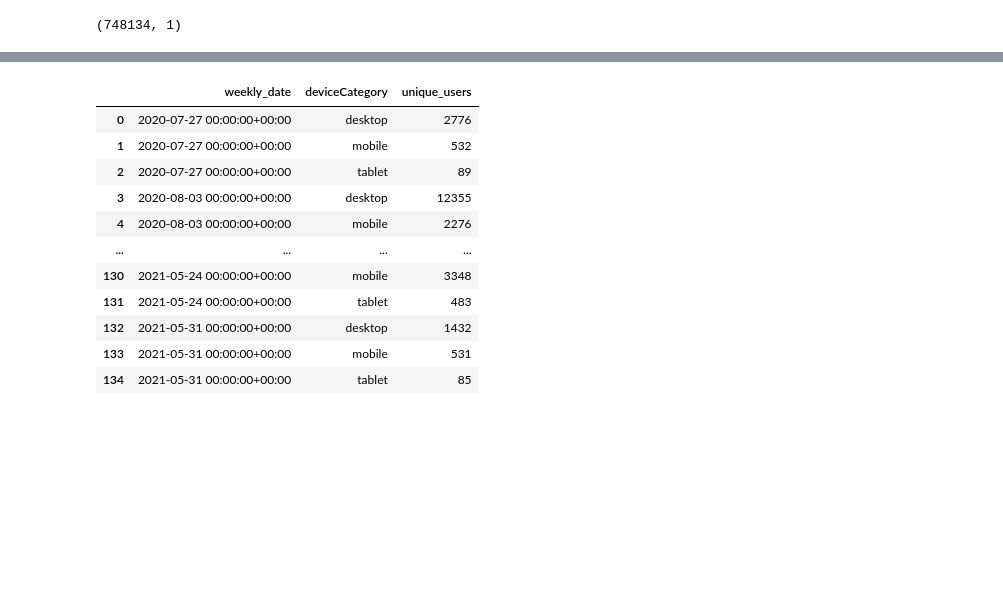
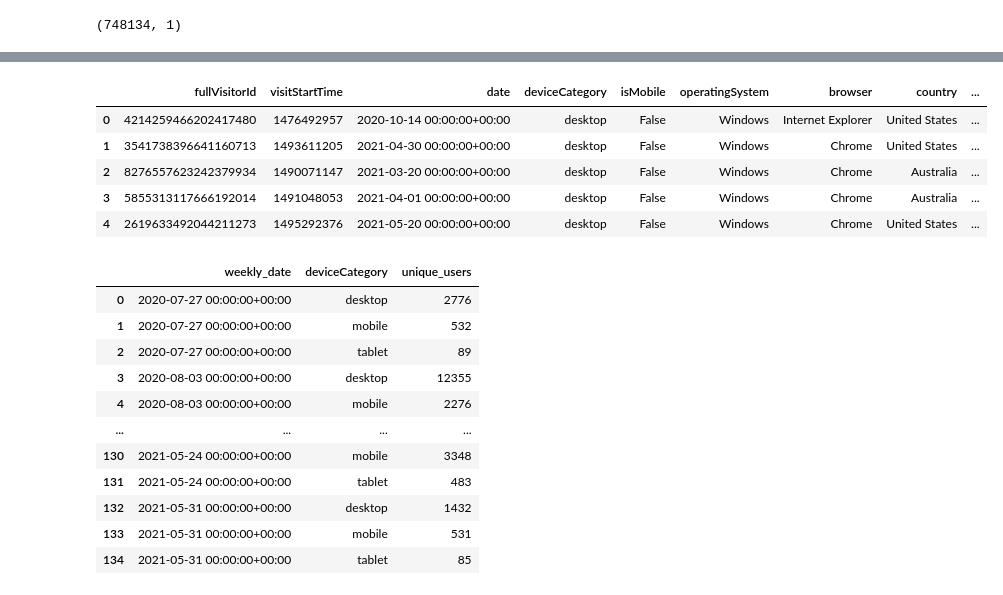
Before and after one commit to rodioniam/study_projects, a Jupyter notebook: visualization/line_chart.ipynb, the cells around one changed output, grey strips where cells are left out. Saved outputs shown, nothing was run; the diff lists cells and outputs as text; code cells hidden in the pictures; blank space fills up the shorter version.

```diff
--- a/visualization/line_chart.ipynb
+++ b/visualization/line_chart.ipynb
@@ -32,6 +32,15 @@ columns = ['fullVisitorId','visitStartTime','date','deviceCategory',
            'totalPageviews','totalTimeOnSite','productPagesViewed','addedToCart']
 df2.columns = columns
 df = df2
+# %%
+df.head()
+# %% [output]
+|  | fullVisitorId | visitStartTime | date | deviceCategory | isMobile | operatingSystem | browser | country | ... |
+| 0 | 4214259466202417480 | 1476492957 | 2020-10-14 00:00:00+00:00 | desktop | False | Windows | Internet Explorer | United States | ... |
+| 1 | 3541738396641160713 | 1493611205 | 2021-04-30 00:00:00+00:00 | desktop | False | Windows | Chrome | United States | ... |
+| 2 | 8276557623242379934 | 1490071147 | 2021-03-20 00:00:00+00:00 | desktop | False | Windows | Chrome | Australia | ... |
+| 3 | 5855313117666192014 | 1491048053 | 2021-04-01 00:00:00+00:00 | desktop | False | Windows | Chrome | Australia | ... |
+| 4 | 2619633492044211273 | 1495292376 | 2021-05-20 00:00:00+00:00 | desktop | False | Windows | Chrome | United States | ... |
 # %%
 # since date is by day i need to find weeks
 df['date'] = pd.to_datetime(df['date'])
```
Also changed, not shown: parts of 11 cells of this notebook.
